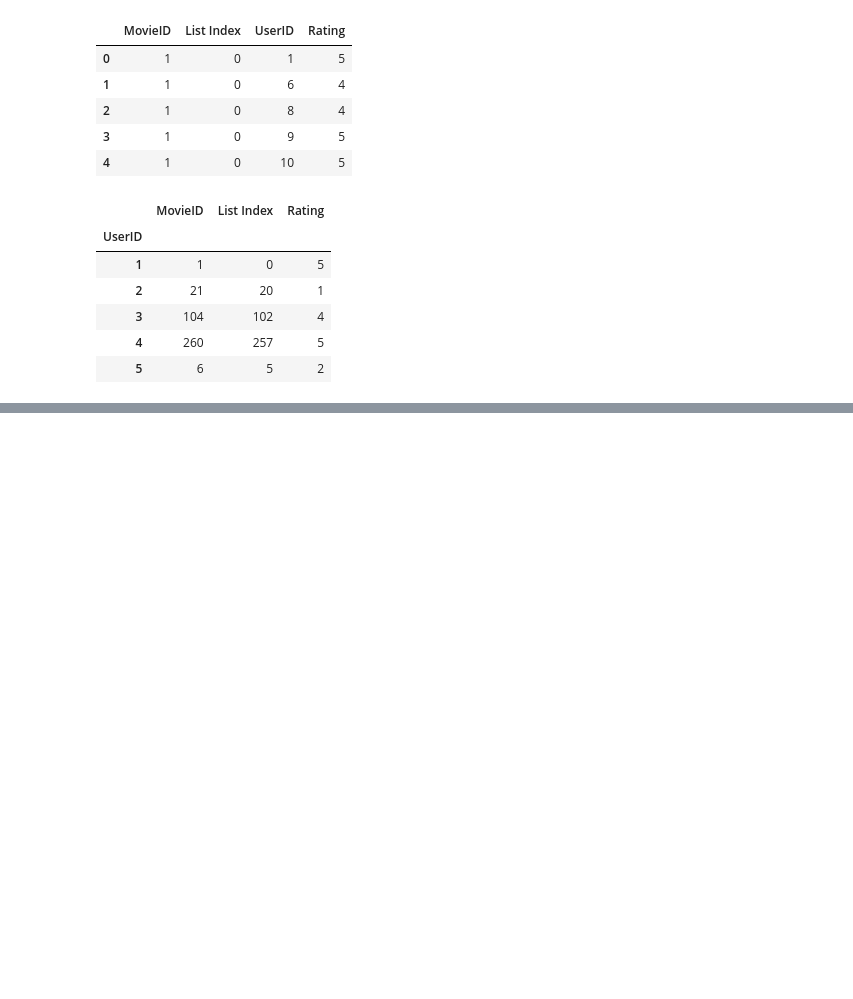
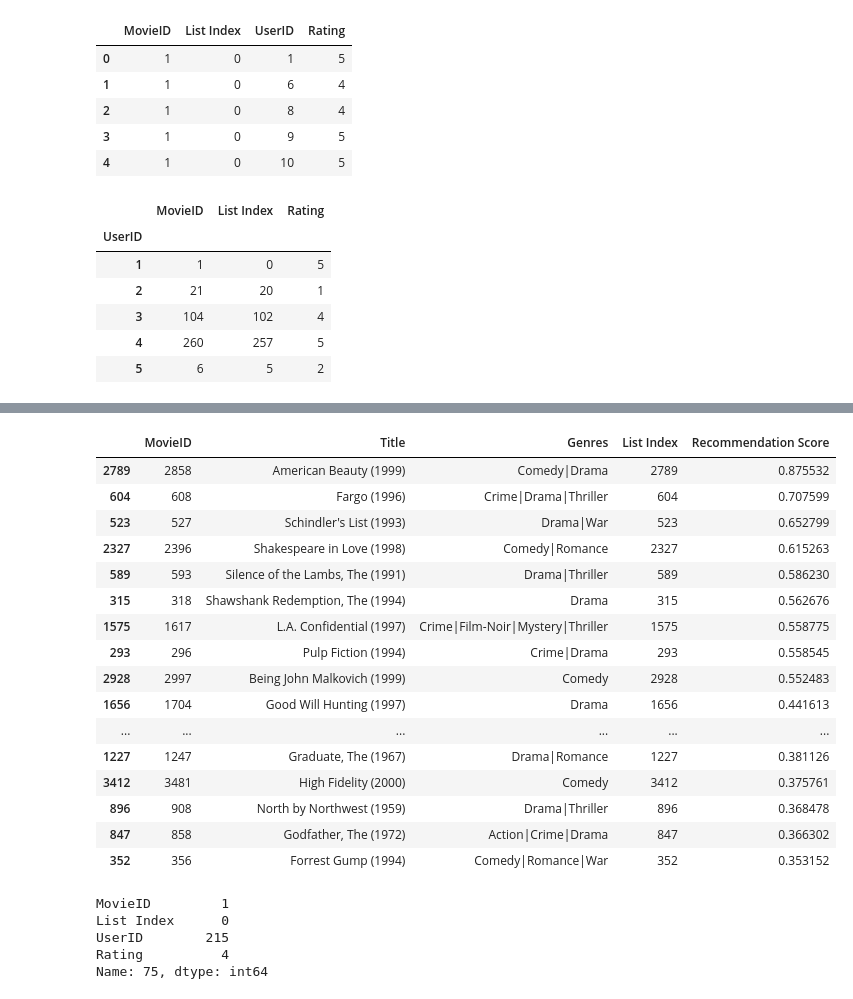
Before and after one commit to soumik12345/Movie-Recommender, a Jupyter notebook: Recommendation_System_Notebook.ipynb, the cells around one changed output, grey strips where cells are left out. Cells and saved outputs as stored; diff of their text form; code cells hidden in the pictures; blank space fills up the shorter version.

```diff
--- a/Recommendation_System_Notebook.ipynb
+++ b/Recommendation_System_Notebook.ipynb
@@ -104,0 +188,45 @@ for userID, curUser in userGroup:
+# %%
+#Selecting the input user
+inputUser = [trX[75]]
+#Feeding in the user and reconstructing the input
+hh0 = tf.nn.sigmoid(tf.matmul(v0, W) + hb)
+vv1 = tf.nn.sigmoid(tf.matmul(hh0, tf.transpose(W)) + vb)
+feed = sess.run(hh0, feed_dict = {
+    v0 : inputUser,
+    W : prv_w,
+    hb : prv_hb
+})
+rec = sess.run(vv1, feed_dict = {
+    hh0 : feed,
+    W : prv_w,
+    vb : prv_vb
+})
+scored_movies_df_75 = movies_df
+scored_movies_df_75["Recommendation Score"] = rec[0]
+scored_movies_df_75.sort_values(["Recommendation Score"], ascending = False).head(20)
+# %% [output]
+|  | MovieID | Title | Genres | List Index | Recommendation Score |
+| 2789 | 2858 | American Beauty (1999) | Comedy|Drama | 2789 | 0.875532 |
+| 604 | 608 | Fargo (1996) | Crime|Drama|Thriller | 604 | 0.707599 |
+| 523 | 527 | Schindler's List (1993) | Drama|War | 523 | 0.652799 |
+| 2327 | 2396 | Shakespeare in Love (1998) | Comedy|Romance | 2327 | 0.615263 |
+| 589 | 593 | Silence of the Lambs, The (1991) | Drama|Thriller | 589 | 0.586230 |
+| 315 | 318 | Shawshank Redemption, The (1994) | Drama | 315 | 0.562676 |
+| 1575 | 1617 | L.A. Confidential (1997) | Crime|Film-Noir|Mystery|Thriller | 1575 | 0.558775 |
+| 293 | 296 | Pulp Fiction (1994) | Crime|Drama | 293 | 0.558545 |
+| 2928 | 2997 | Being John Malkovich (1999) | Comedy | 2928 | 0.552483 |
+| 1656 | 1704 | Good Will Hunting (1997) | Drama | 1656 | 0.441613 |
+| ... | ... | ... | ... | ... | ... |
+| 1227 | 1247 | Graduate, The (1967) | Drama|Romance | 1227 | 0.381126 |
+| 3412 | 3481 | High Fidelity (2000) | Comedy | 3412 | 0.375761 |
+| 896 | 908 | North by Northwest (1959) | Drama|Thriller | 896 | 0.368478 |
+| 847 | 858 | Godfather, The (1972) | Action|Crime|Drama | 847 | 0.366302 |
+| 352 | 356 | Forrest Gump (1994) | Comedy|Romance|War | 352 | 0.353152 |
+# %%
+merged_df.iloc[75]
+# %% [output]
+MovieID         1
+List Index      0
+UserID        215
+Rating          4
+Name: 75, dtype: int64
```
Also changed, not shown: parts of 9 cells of this notebook, 1 other file.
